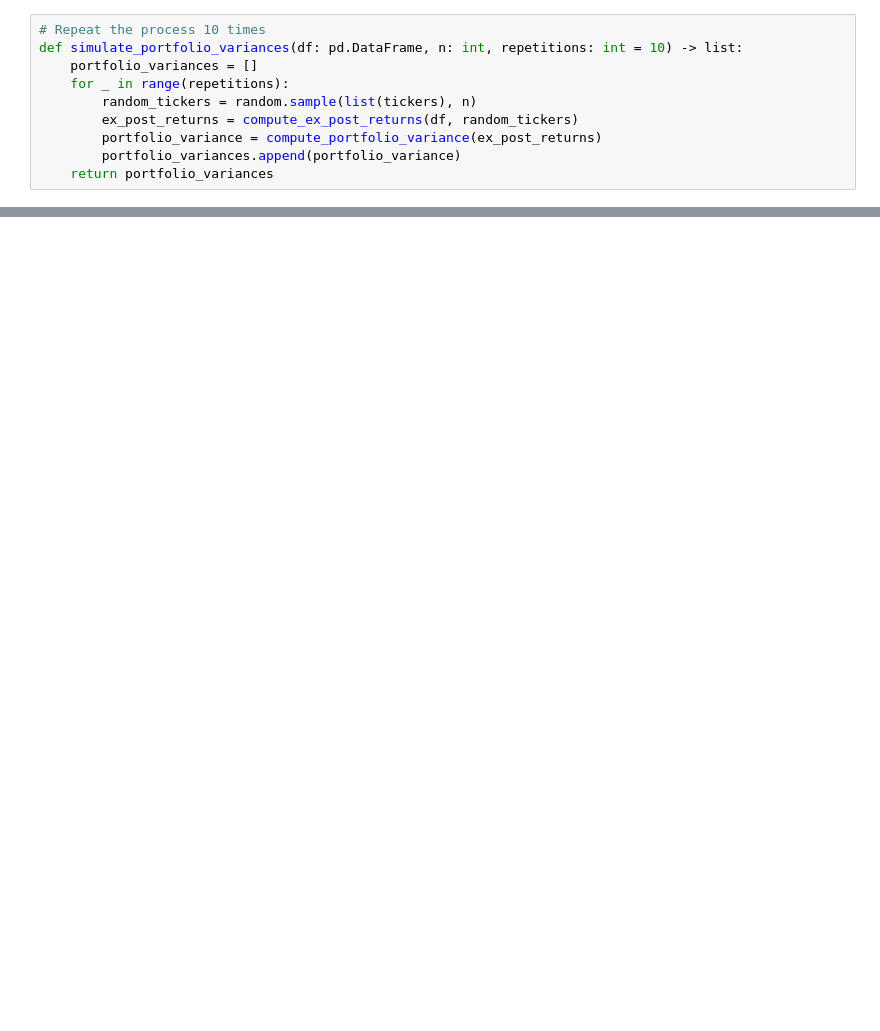
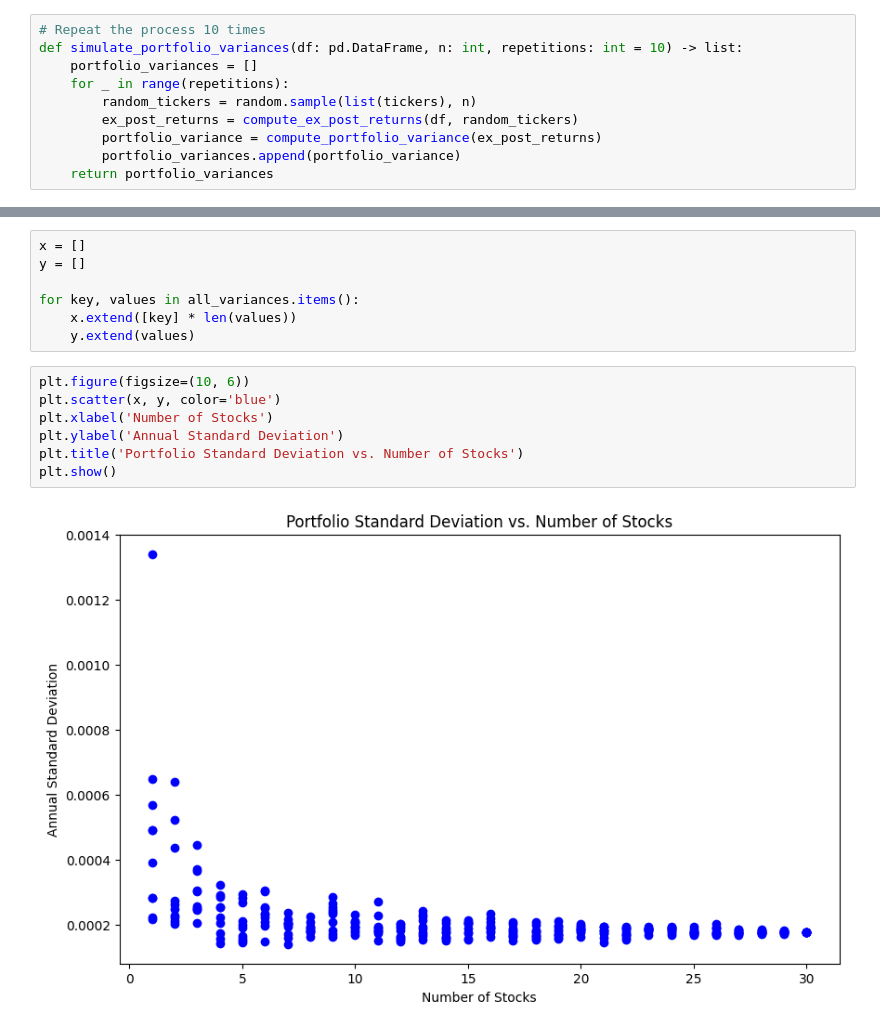
Before and after one commit to williankal/quant_fin, a Jupyter notebook: project1/part-B.ipynb, the cells around one changed output, grey strips where cells are left out. Cells and saved outputs as stored; diff of their text form; blank space fills up the shorter version.

```diff
--- a/project1/part-B.ipynb
+++ b/project1/part-B.ipynb
@@ -150 +137,17 @@ all_variances
 10 rows × 30 columns
+# %%
+x = []
+y = []
+
+for key, values in all_variances.items():
+    x.extend([key] * len(values))
+    y.extend(values)
+# %%
+plt.figure(figsize=(10, 6))
+plt.scatter(x, y, color='blue')
+plt.xlabel('Number of Stocks')
+plt.ylabel('Annual Standard Deviation')
+plt.title('Portfolio Standard Deviation vs. Number of Stocks')
+plt.show()
+# %% [output]
+[figure, added]
```
Also changed, not shown: parts of 10 cells of this notebook.
